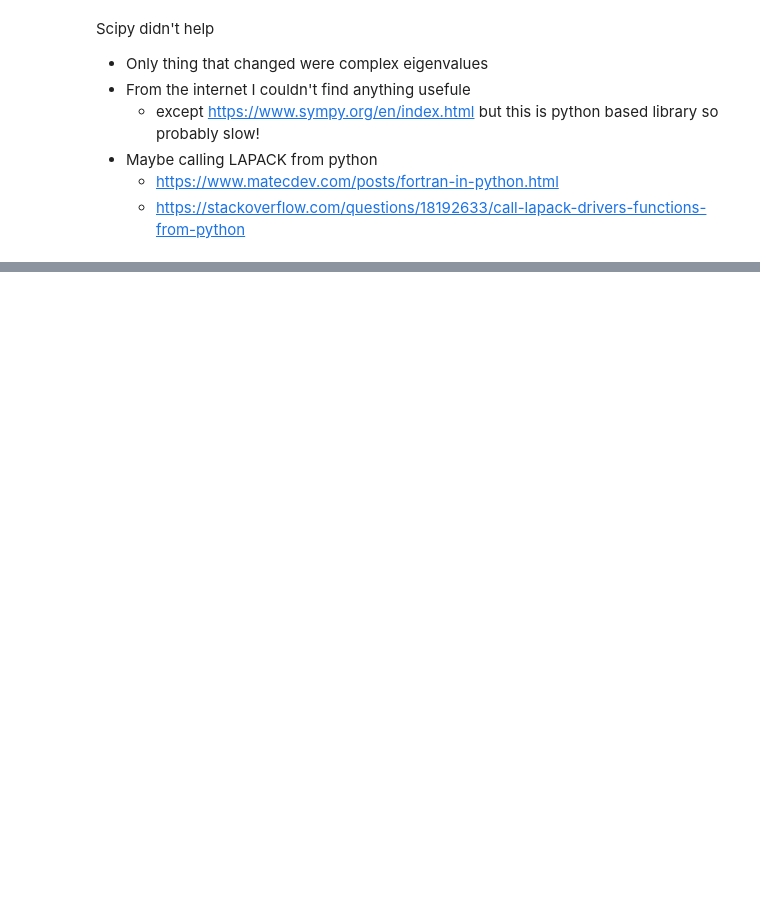
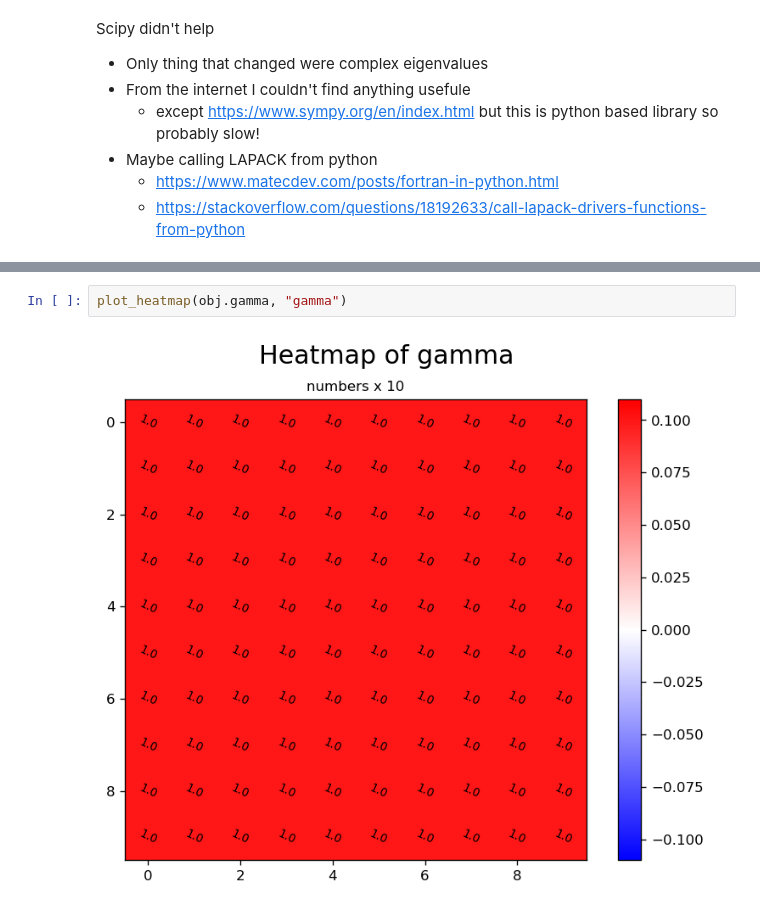
Before and after one commit to mrgulin/Single_shot, a Jupyter notebook: do_experiments.ipynb, the cells around one changed output, grey strips where cells are left out. Drawn from its saved outputs; the diff is of its cells as text; blank space fills up the shorter version.

```diff
--- a/do_experiments.ipynb
+++ b/do_experiments.ipynb
@@ -21,0 +56,4 @@ Scipy didn't help
+# %%
+plot_heatmap(obj.gamma, "gamma")
+# %% [output]
+[figure, added]
```
Also changed, not shown: parts of 12 cells of this notebook, 1 other file.
